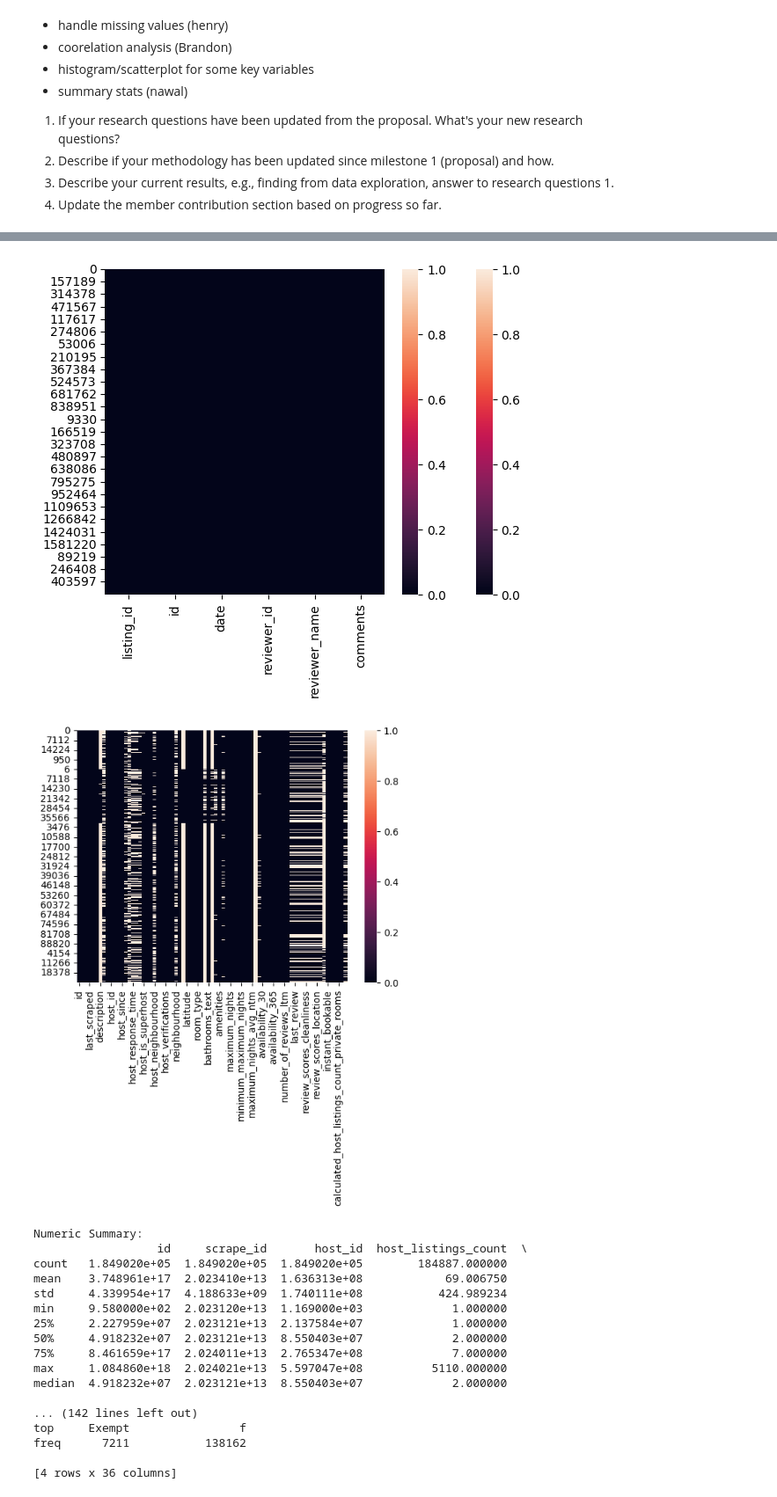
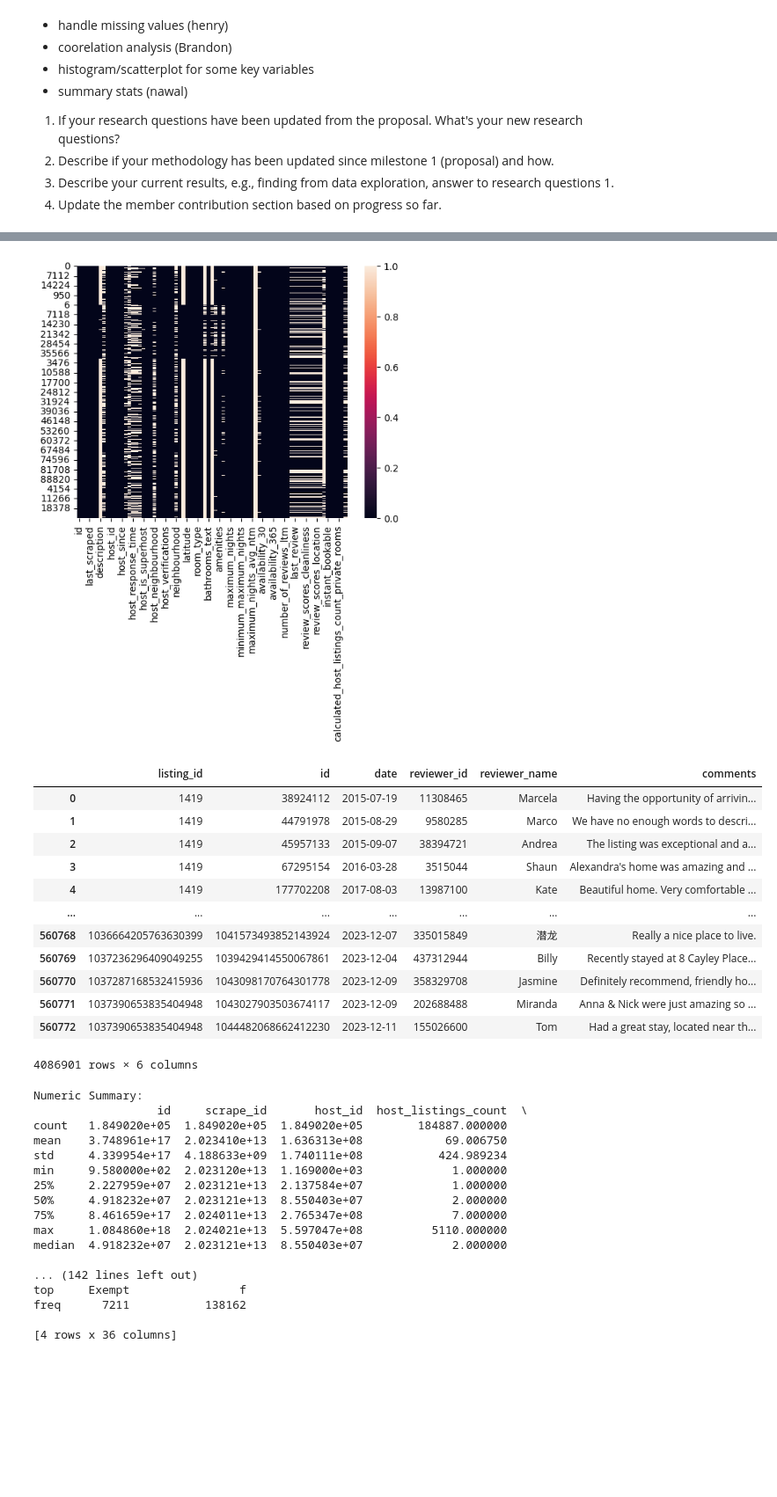
Before and after one commit to Hackyeahh/CISC-351-Group-10, a Jupyter notebook: data-processing.ipynb, the cells around one changed output, grey strips where cells are left out. Shown at 88% size. Saved outputs shown, nothing was run; the diff lists cells and outputs as text; code cells hidden in the pictures; blank space fills up the shorter version.

```diff
--- a/data-processing.ipynb
+++ b/data-processing.ipynb
@@ -62,14 +76,25 @@ combine_data()
 def visualize_missing_values(df):
     sns.heatmap(df.isnull())
 
-
-visualize_missing_values(reviews)
+visualize_missing_values(listings)
 # %% [output]
-[figure, old version]
+[figure, new version]
-# %%
-visualize_missing_values(listings)
-# %% [output]
-[figure, removed]
+# %%
+reviews
+# %% [output]
+|  | listing_id | id | date | reviewer_id | reviewer_name | comments |
+| 0 | 1419 | 38924112 | 2015-07-19 | 11308465 | Marcela | Having the opportunity of arrivin... |
+| 1 | 1419 | 44791978 | 2015-08-29 | 9580285 | Marco | We have no enough words to descri... |
+| 2 | 1419 | 45957133 | 2015-09-07 | 38394721 | Andrea | The listing was exceptional and a... |
+| 3 | 1419 | 67295154 | 2016-03-28 | 3515044 | Shaun | Alexandra's home was amazing and ... |
+| 4 | 1419 | 177702208 | 2017-08-03 | 13987100 | Kate | Beautiful home. Very comfortable ... |
+| ... | ... | ... | ... | ... | ... | ... |
+| 560768 | 1036664205763630399 | 1041573493852143924 | 2023-12-07 | 335015849 | 潜龙 | Really a nice place to live. |
+| 560769 | 1037236296409049255 | 1039429414550067861 | 2023-12-04 | 437312944 | Billy | Recently stayed at 8 Cayley Place... |
+| 560770 | 1037287168532415936 | 1043098170764301778 | 2023-12-09 | 358329708 | Jasmine | Definitely recommend, friendly ho... |
+| 560771 | 1037390653835404948 | 1043027903503674117 | 2023-12-09 | 202688488 | Miranda | Anna & Nick were just amazing so ... |
+| 560772 | 1037390653835404948 | 1044482068662412230 | 2023-12-11 | 155026600 | Tom | Had a great stay, located near th... |
+4086901 rows × 6 columns
 # %%
 def get_full_summary(df):
     # Numeric summary using describe() for numeric columns, updated include parameter
```
Also changed, not shown: parts of 2 cells of this notebook.
